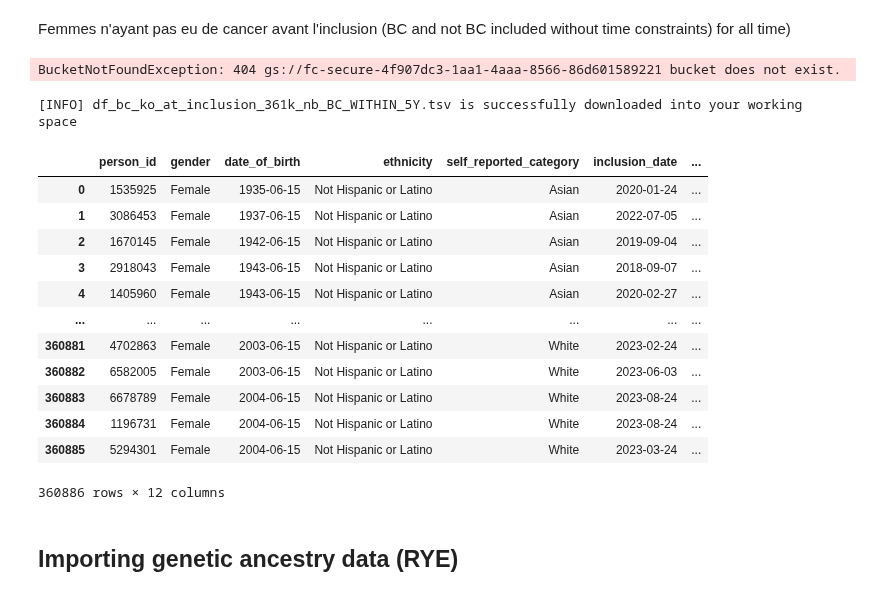
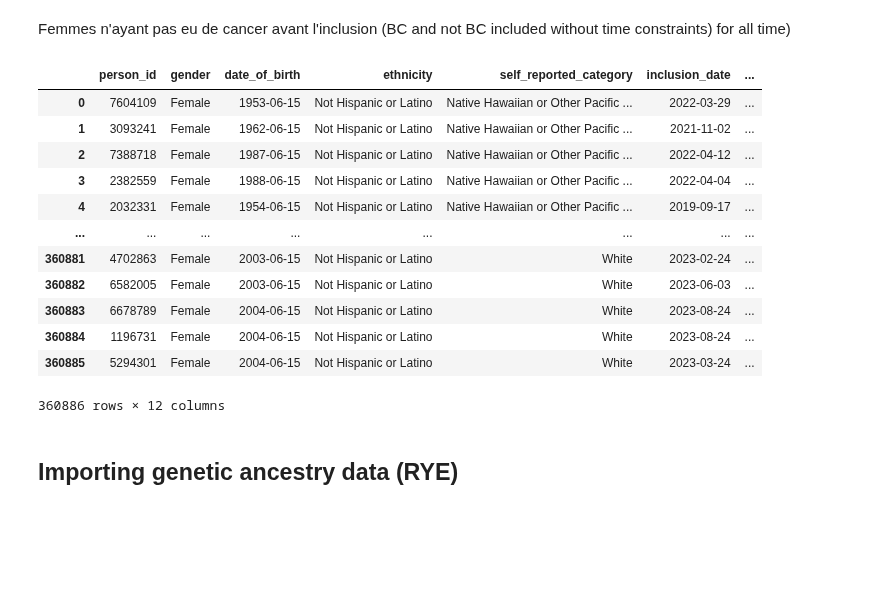
Before and after one commit to RR-DataSciences/Multi-trait-GWAS-in-admixed-populations, a Jupyter notebook: notebooks/51_BC_WITHIN_5Y_GeneticAncestry_Treatment.ipynb, the cells around one changed output. Cells and saved outputs as stored; diff of their text form; code cells hidden in the pictures; blank space fills up the shorter version.

```diff
--- a/notebooks/51_BC_WITHIN_5Y_GeneticAncestry_Treatment.ipynb
+++ b/notebooks/51_BC_WITHIN_5Y_GeneticAncestry_Treatment.ipynb
@@ -48,32 +53,25 @@ Femmes n'ayant pas eu de cancer avant l'inclusion (BC and not BC included withou
 # %%
 # get the bucket name
 my_bucket = os.getenv('WORKSPACE_BUCKET')
-
 name_of_file_in_bucket = "df_bc_ko_at_inclusion_361k_nb_BC_WITHIN_5Y.tsv"
 
-# copy csv file from the bucket to the current working space
-os.system(f"gsutil cp 'gs://fc-secure-4f907dc3-1aa1-4aaa-8566-86d601589221/Data/df_all_prs_298_305_311.csv' .")
-
-print(f'[INFO] {name_of_file_in_bucket} is successfully downloaded into your working space')
 # save dataframe in a csv file in the same workspace as the notebook
 df_bc = pd.read_csv(name_of_file_in_bucket)
 df_bc
 # %% [output]
+|  | person_id | gender | date_of_birth | ethnicity | self_reported_category | inclusion_date | ... |
+| 0 | 7604109 | Female | 1953-06-15 | Not Hispanic or Latino | Native Hawaiian or Other Pacific ... | 2022-03-29 | ... |
+| 1 | 3093241 | Female | 1962-06-15 | Not Hispanic or Latino | Native Hawaiian or Other Pacific ... | 2021-11-02 | ... |
+| 2 | 7388718 | Female | 1987-06-15 | Not Hispanic or Latino | Native Hawaiian or Other Pacific ... | 2022-04-12 | ... |
+| 3 | 2382559 | Female | 1988-06-15 | Not Hispanic or Latino | Native Hawaiian or Other Pacific ... | 2022-04-04 | ... |
+| 4 | 2032331 | Female | 1954-06-15 | Not Hispanic or Latino | Native Hawaiian or Other Pacific ... | 2019-09-17 | ... |
+| ... | ... | ... | ... | ... | ... | ... | ... |
+| 360881 | 4702863 | Female | 2003-06-15 | Not Hispanic or Latino | White | 2023-02-24 | ... |
+| 360882 | 6582005 | Female | 2003-06-15 | Not Hispanic or Latino | White | 2023-06-03 | ... |
+| 360883 | 6678789 | Female | 2004-06-15 | Not Hispanic or Latino | White | 2023-08-24 | ... |
+| 360884 | 1196731 | Female | 2004-06-15 | Not Hispanic or Latino | White | 2023-08-24 | ... |
+| 360885 | 5294301 | Female | 2004-06-15 | Not Hispanic or Latino | White | 2023-03-24 | ... |
-BucketNotFoundException: 404 gs://fc-secure-4f907dc3-1aa1-4aaa-8566-86d601589221 bucket does not exist.
+360886 rows × 12 columns
-[INFO] df_bc_ko_at_inclusion_361k_nb_BC_WITHIN_5Y.tsv is successfully downloaded into your working space
-|  | person_id | gender | date_of_birth | ethnicity | self_reported_category | inclusion_date | ... |
-| 0 | 1535925 | Female | 1935-06-15 | Not Hispanic or Latino | Asian | 2020-01-24 | ... |
-| 1 | 3086453 | Female | 1937-06-15 | Not Hispanic or Latino | Asian | 2022-07-05 | ... |
-| 2 | 1670145 | Female | 1942-06-15 | Not Hispanic or Latino | Asian | 2019-09-04 | ... |
-| 3 | 2918043 | Female | 1943-06-15 | Not Hispanic or Latino | Asian | 2018-09-07 | ... |
-| 4 | 1405960 | Female | 1943-06-15 | Not Hispanic or Latino | Asian | 2020-02-27 | ... |
-| ... | ... | ... | ... | ... | ... | ... | ... |
-| 360881 | 4702863 | Female | 2003-06-15 | Not Hispanic or Latino | White | 2023-02-24 | ... |
-| 360882 | 6582005 | Female | 2003-06-15 | Not Hispanic or Latino | White | 2023-06-03 | ... |
-| 360883 | 6678789 | Female | 2004-06-15 | Not Hispanic or Latino | White | 2023-08-24 | ... |
-| 360884 | 1196731 | Female | 2004-06-15 | Not Hispanic or Latino | White | 2023-08-24 | ... |
-| 360885 | 5294301 | Female | 2004-06-15 | Not Hispanic or Latino | White | 2023-03-24 | ... |
-360886 rows × 12 columns
 # %% [markdown]
 ## Importing genetic ancestry data (RYE)
 # %%
```
Also changed, not shown: parts of 20 cells of this notebook, 12 other files.
